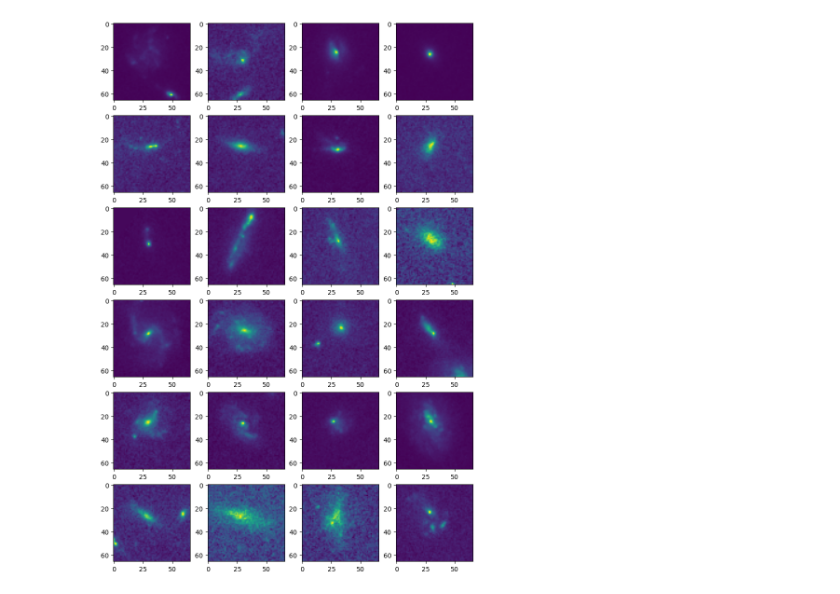
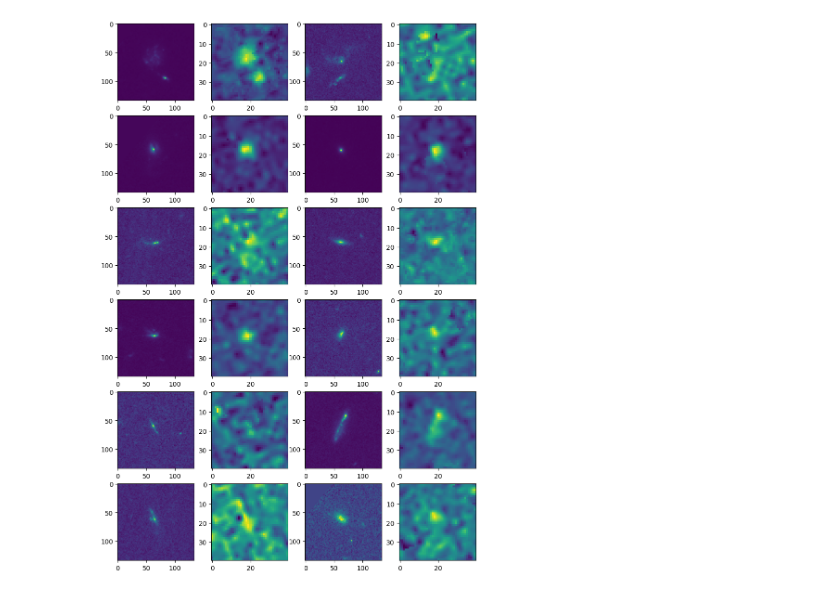
Before and after one commit to xoubish/superNISP, a Jupyter notebook: code/process_data.ipynb, the cells around one changed output. Cells and saved outputs as stored; diff of their text form; code cells hidden in the pictures.

Commit message:
Clean version of process_data.ipynb

```diff
--- a/code/process_data.ipynb
+++ b/code/process_data.ipynb
@@ -133,6 +19,0 @@ len(clips)
-# %%
-fig, axes = plt.subplots(6, 4, figsize=(10, 15))
-for i in range(6*4):
-    axes.flatten()[i].imshow(clips[i].data)
-# %% [output]
-[figure, removed]
@@ -138,0 +22,5 @@ for i in range(6*4):
+# %%
+# Links to shared folders
+dbx_url = 'https://www.dropbox.com/scl/fo/37ooho4m924wb3d2m1gt8/ABJjd8gNUl0h_rmUP41S3cI?rlkey=nqy0t7p9sgxa3a853bf1ris9l&st=clxv8yui&dl=0'
+# jwst_url = 'https://www.dropbox.com/scl/fo/eo3ktfmhniyqm7l32egp4/ANfH2VisN0vIphVxNIpO_ag/JWST?rlkey=enfshikpl0r0wd8o2nz66i0km&subfolder_nav_tracking=1&st=w3u4yz80&dl=0'
+# nisp_url = 'https://www.dropbox.com/scl/fo/eo3ktfmhniyqm7l32egp4/AEiIbqfbMKqh6FRA2YouLHQ/NISP-J?rlkey=enfshikpl0r0wd8o2nz66i0km&subfolder_nav_tracking=1&st=hx3ru322&dl=0'
@@ -139,10 +303,17 @@ for i in range(6*4):
+# %%
+clips = process_all('HUDF', save_cat=True, save_clips=True)
+# %%
+jwst_cutouts = np.array([clip[1].data for clip in clips])
+nisp_cutouts = np.array([clip[2].data for clip in clips])
 # %%
-# # Plotting images for verification purposes
-# n_rows = 6
-# fig, axes = plt.subplots(n_rows, 4, figsize=(10,2.5*n_rows))
-# for i in range(n_rows*2):
-#     clip_jwst = jwst_cutouts[i]
-#     clip_nisp = nisp_cutouts[i]
-#     axes.flatten()[i*2].imshow(clip_jwst)
-#     axes.flatten()[i*2+1].imshow(clip_nisp)
+# Plotting images for verification purposes
+n_rows = 6
+fig, axes = plt.subplots(n_rows, 4, figsize=(10,2.5*n_rows))
+for i in range(n_rows*2):
+    clip_jwst = jwst_cutouts[i]
+    clip_nisp = nisp_cutouts[i]
+    axes.flatten()[i*2].imshow(clip_jwst)
+    axes.flatten()[i*2+1].imshow(clip_nisp)
 # plt.savefig("../plots/euclid_nisp_matches.png", bbox_inches='tight')
+# %% [output]
+[figure, added]
```
Also changed, not shown: parts of 15 cells of this notebook.
